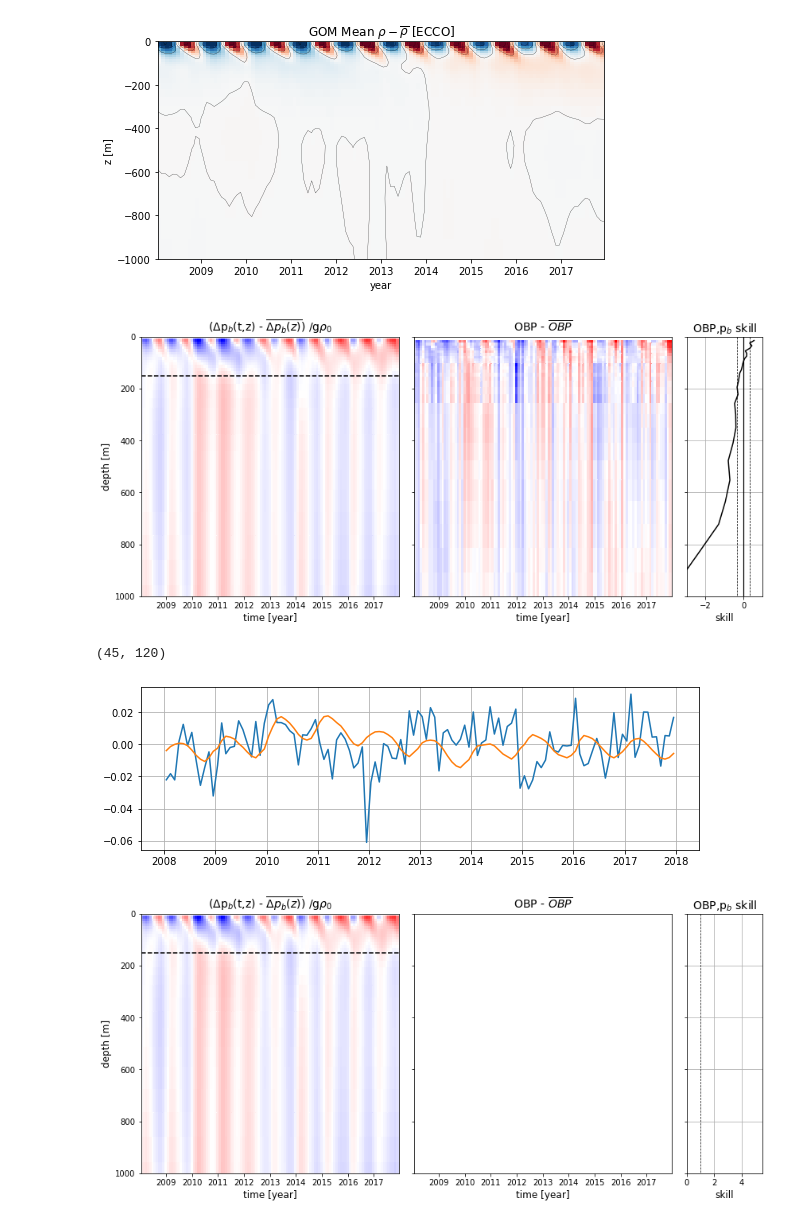
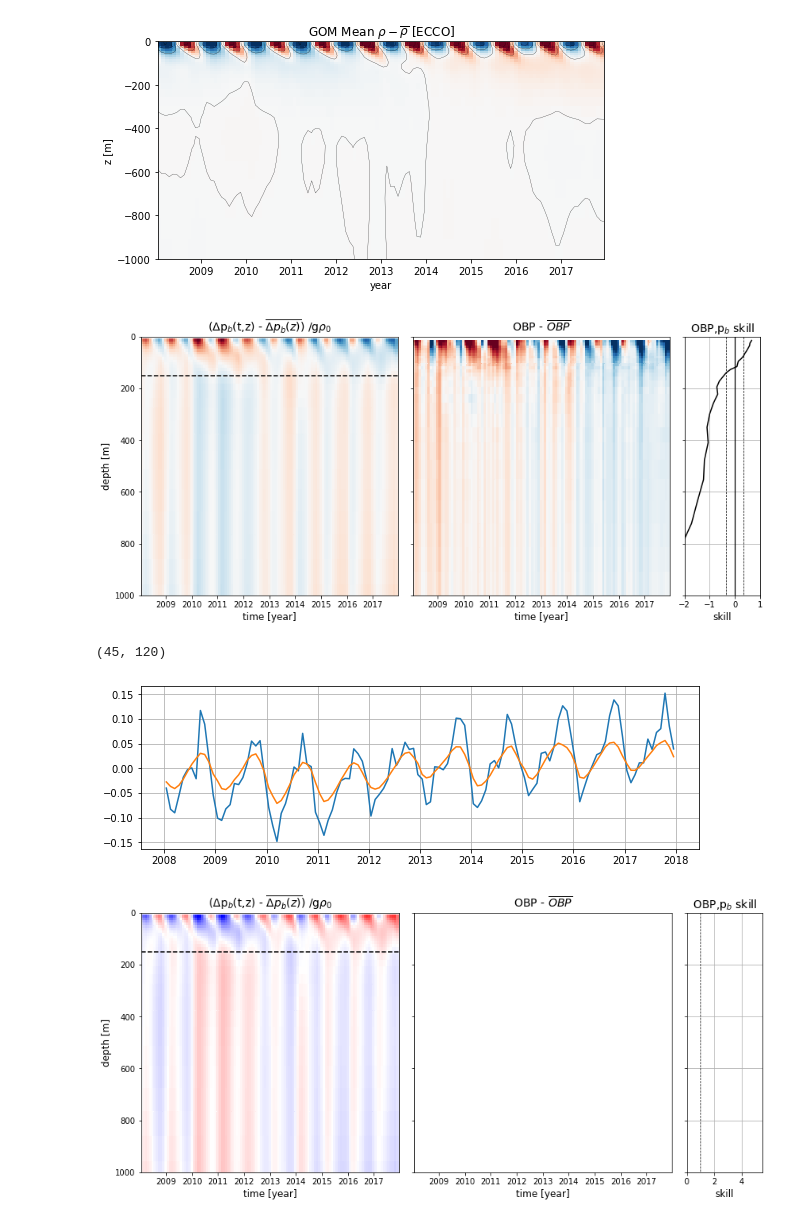
Before and after one commit to jakesteinberg/nasa_ostst, a Jupyter notebook: landerer.ipynb, the cells around one changed output. Cells and saved outputs as stored; diff of their text form; code cells hidden in the pictures.

Commit message:
figure prep

```diff
--- a/landerer.ipynb
+++ b/landerer.ipynb
@@ -506,11 +483,21 @@ layb_da = xr.DataArray(data=np.transpose(layb), dims=["zi","time"],
+# %%
+i = 2
+obpi = obp_anom.isel(tile=tile_num) # obp.isel(tile=tile_num)*gulf_mask;
+depi = dep.isel(tile=tile_num);
+# obpi_in = obpi.where((depi > -1*v_cell_z[i-1].data) & (depi <= -1*v_cell_z[i].data))
 # %%
 # -- obp anomaly as a function of depth and time (this is what the above delta pb is estimating )
-obpi = obp_anom.isel(tile=tile_num) # obp.isel(tile=tile_num)*gulf_mask;
+obpi = obp_anom.isel(tile=tile_num)*gulf_mask # obp.isel(tile=tile_num)*gulf_mask;
 depi = dep.isel(tile=tile_num);
 delta_pb_obs = np.nan*np.ones((len(obpi.time), len(v_cell_z)))
+delta_pb_obs_w = np.nan*np.ones((len(obpi.time), len(v_cell_z)))
+delta_pb_obs_e = np.nan*np.ones((len(obpi.time), len(v_cell_z)))
 for i in range(len(v_cell_z)):
     if i < 1:
         obpi_in = obpi.where(depi <= -1*v_cell_z[i].data)
-        delta_pb_obs[:,i] = obpi_in.isel(j=np.where(lons < -90)[0],i=np.where(lons < -90)[1]).mean(dim=['j','i'])
+        delta_pb_obs[:,i] = obpi_in.mean(dim=['j','i'])  # .isel(j=np.where(lons < -90)[0],i=np.where(lons < -90)[1])
+        # delta_pb_obs_e[:,i] = obpi_in.mean(dim=['j','i'])  # isel(j=np.where(lons > -90)[0],i=np.where(lons > -90)[1])
     else:
-        delta_pb_obs[:,i] = obpi.where((depi > -1*v_cell_z[i-1].data) & (depi <= -1*v_cell_z[i].data) ).mean(dim=['j','i'])
+        obpi_in = obpi.where((depi > -1*v_cell_z[i-1].data) & (depi <= -1*v_cell_z[i].data) )
+        delta_pb_obs[:,i] = obpi_in.mean(dim=['j','i'])
+        # delta_pb_obs_e[:,i] = obpi_in.mean(dim=['j','i'])
@@ -523,42 +507,42 @@ gs = GridSpec(1, 7, figure=fig)
 ax1 = fig.add_subplot(gs[0,0:3])
 ax2 = fig.add_subplot(gs[0,3:6])
 ax3 = fig.add_subplot(gs[0,6])
-Kc=ax1.pcolor(ecco_monthly_ds.time,pbdeps,deltapbz_total - deltapbz_total.mean(dim=['time']),cmap='bwr',vmin=-0.08,vmax=0.08)
+Kc=ax1.pcolor(ecco_monthly_ds.time,pbdeps,deltapbz_total - deltapbz_total.mean(dim=['time']),cmap='RdBu',vmin=-0.08,vmax=0.08)
 ax1.plot(ecco_monthly_ds.time,150*np.ones(len(ecco_monthly_ds.time)),color='k',linestyle='--')
 ax1.set_ylabel('depth [m]',fontsize=12); ax1.set_xlabel('time [year]',fontsize=12); ax1.set_ylim([0,1000]);
 ax1.set_title(r'($\Delta$p$_b$(t,z) - $\overline{\Delta p_b(z)}$) /g$\rho_0$',fontsize=14); ax1.invert_yaxis()
 
-ax2.pcolor(ecco_monthly_ds.time,-1*v_cell_z,np.transpose(delta_pb_obs - np.nanmean(delta_pb_obs,axis=0))/g/rho0,cmap='bwr',vmin=-0.08,vmax=0.08)
+ax2.pcolor(ecco_monthly_ds.time,-1*v_cell_z,np.transpose(delta_pb_obs - np.nanmean(delta_pb_obs,axis=0))/g/rho0,cmap='RdBu',vmin=-0.08,vmax=0.08)
 ax2.set_yticklabels(['']); ax2.set_xlabel('time [year]',fontsize=12); ax2.set_ylim([0,1000]);
 ax2.set_title(r'OBP - $\overline{OBP}$',fontsize=14); ax2.invert_yaxis()
 
 pb_obs_a = (np.transpose(delta_pb_obs - np.nanmean(delta_pb_obs,axis=0))/g/rho0)
 pb_est_a = (deltapbz_total - deltapbz_total.mean(dim=['time']))
 pb_skill = 1 - np.nanvar(pb_obs_a - pb_est_a, axis=1)/np.nanvar(pb_obs_a,axis=1)
-# pb_skill_1yr =
+# pb_skill_e
 
 ax3.plot(pb_skill,-1*v_cell_z,color='k',linewidth=1.5)
 ax3.plot([0,0],[0,1000],color='k',linestyle='-',linewidth=1.25)
 ax3.plot([-0.35,-0.35],[0,1000],color='k',linestyle='--',linewidth=0.75)
 ax3.plot([0.35,0.35],[0,1000],color='k',linestyle='--',linewidth=0.75)
-ax3.set_yticklabels(['']); ax3.set_xlabel('skill',fontsize=12); ax3.set_xlim([-3,1]); ax3.set_ylim([0,1000]);
+ax3.set_yticklabels(['']); ax3.set_xlabel('skill',fontsize=12); ax3.set_xlim([-2,1]); ax3.set_ylim([0,1000]);
 ax3.set_title(r'OBP,p$_b$ skill',fontsize=14); ax3.invert_yaxis(); ax3.grid()
 
 # cbpos = [0.92, 0.15, 0.015, 0.4]; cax = f.add_axes(cbpos); cb = f.colorbar(Kc, cax=cax, orientation='vertical', extend='both')
-# f.savefig('/Users/jakesteinberg/Documents/NASA_OSTST/meetings/2022_03_30/GOM_obp_landerer_in_time.jpg', dpi=250)
+f.savefig('/Users/jakesteinberg/Documents/NASA_OSTST/manuscript/figures/landerer_predicted_vs_model_obp.jpg', dpi=250)
 # %% [output]
-[figure, old version]
+[figure, new version]
 # %%
 np.shape(pb_obs_a)
 # %% [output]
 (45, 120)
 # %%
 f, ax = plt.subplots(1,1,figsize=(10,3))
-ax.plot(ecco_monthly_ds.time, pb_obs_a[15,:])
-ax.plot(ecco_monthly_ds.time, pb_est_a[15,:])
+ax.plot(ecco_monthly_ds.time, pb_obs_a[1,:])
+ax.plot(ecco_monthly_ds.time, pb_est_a[1,:])
 ax.grid()
 # %% [output]
-[figure, old version]
+[figure, new version]
 # %%
 fig = plt.figure(figsize=(14,6))
 gs = GridSpec(1, 7, figure=fig)
```
Also changed, not shown: parts of 12 cells of this notebook, 2 other files.
